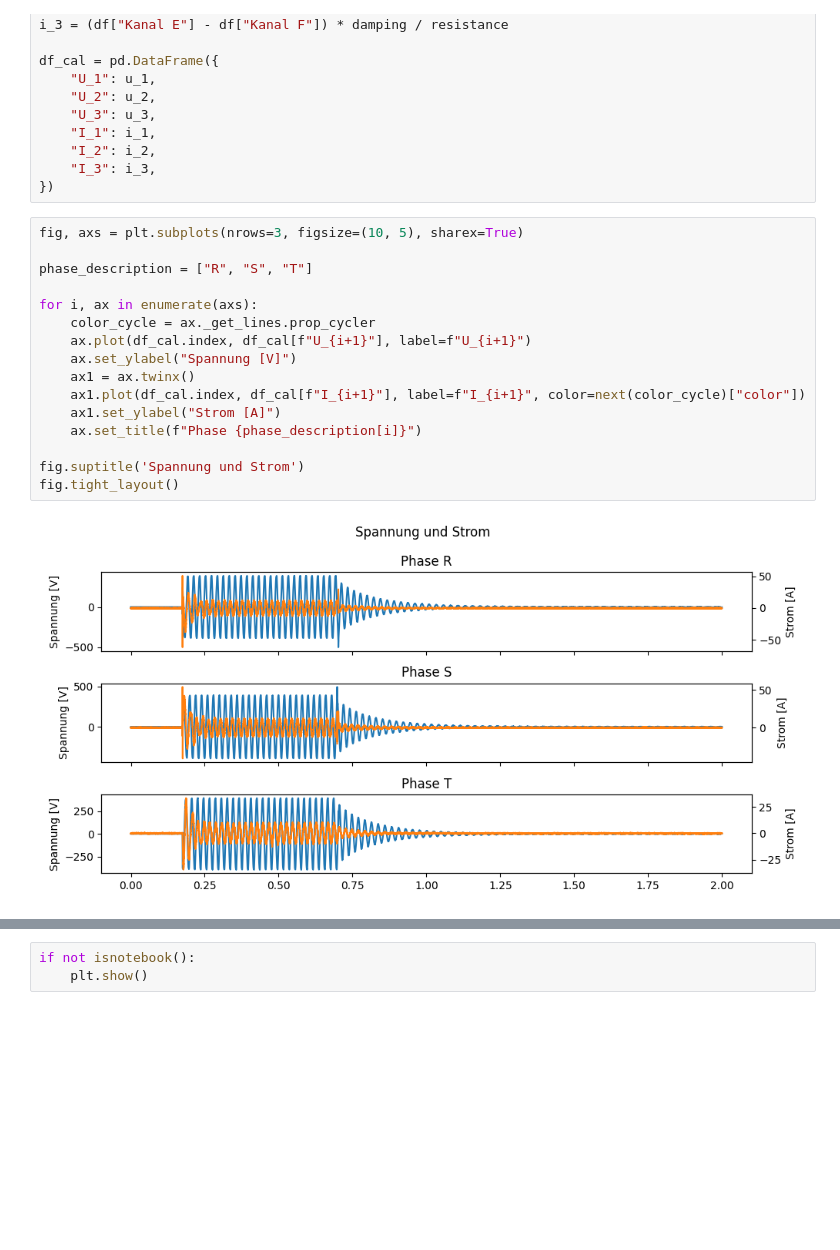
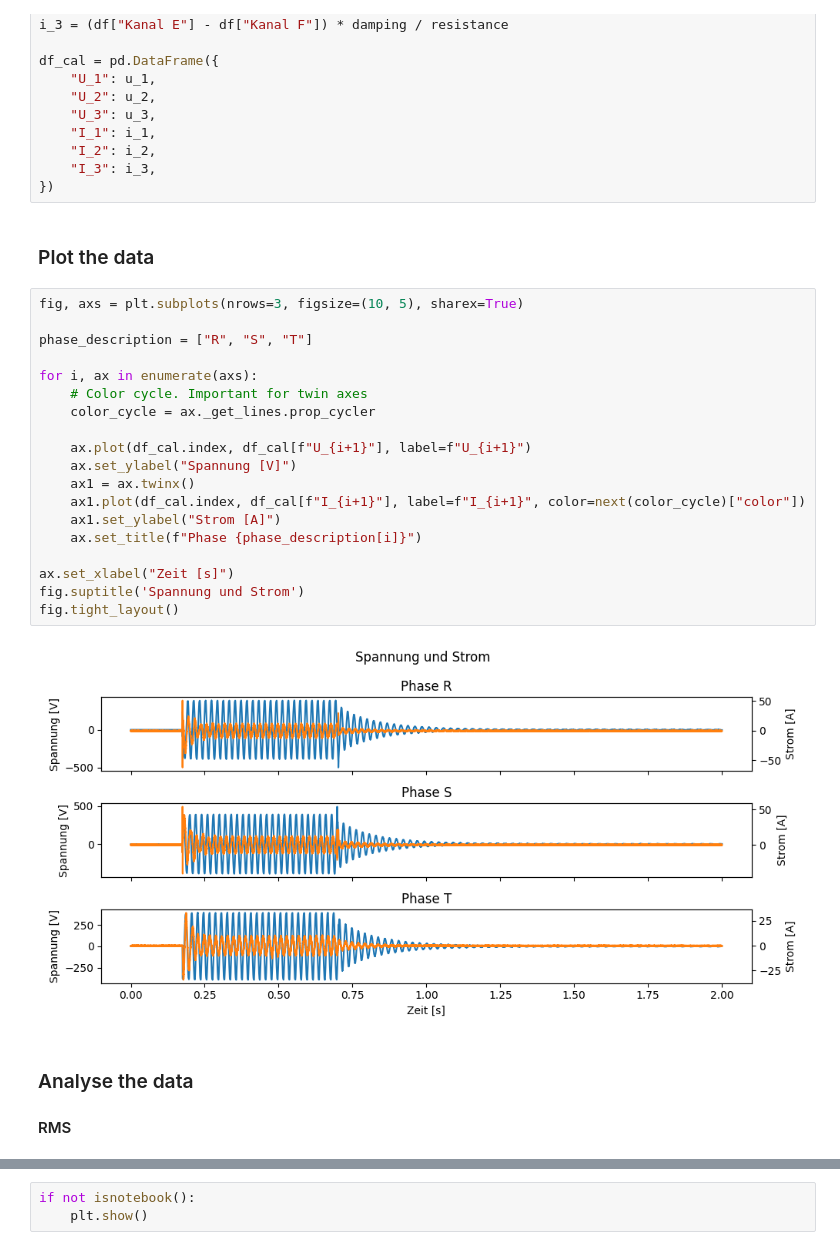
Before and after one commit to AI-Gruppe/ai-internal_datenauswertung-praktikum_sw, a Jupyter notebook: compiled/example_file_handler.ipynb, the cells around one changed output, grey strips where cells are left out. Cells and saved outputs as stored; diff of their text form; blank space fills up the shorter version.

```diff
--- a/compiled/example_file_handler.ipynb
+++ b/compiled/example_file_handler.ipynb
@@ -92,24 +139,32 @@ df_cal = pd.DataFrame({
     "I_2": i_2,
     "I_3": i_3,
 })
+# %% [markdown]
+### Plot the data
 # %%
 fig, axs = plt.subplots(nrows=3, figsize=(10, 5), sharex=True)
 
 phase_description = ["R", "S", "T"]
 
 for i, ax in enumerate(axs):
+    # Color cycle. Important for twin axes
     color_cycle = ax._get_lines.prop_cycler
+
     ax.plot(df_cal.index, df_cal[f"U_{i+1}"], label=f"U_{i+1}")
     ax.set_ylabel("Spannung [V]")
     ax1 = ax.twinx()
     ax1.plot(df_cal.index, df_cal[f"I_{i+1}"], label=f"I_{i+1}", color=next(color_cycle)["color"])
     ax1.set_ylabel("Strom [A]")
     ax.set_title(f"Phase {phase_description[i]}")
 
+ax.set_xlabel("Zeit [s]")
 fig.suptitle('Spannung und Strom')
 fig.tight_layout()
 # %% [output]
-[figure, old version]
+[figure, new version]
+# %% [markdown]
+### Analyse the data
+#### RMS
 # %%
 t_start = 0.3
 t_end = 0.6
```
Also changed, not shown: parts of 21 cells of this notebook, 2 other files.
